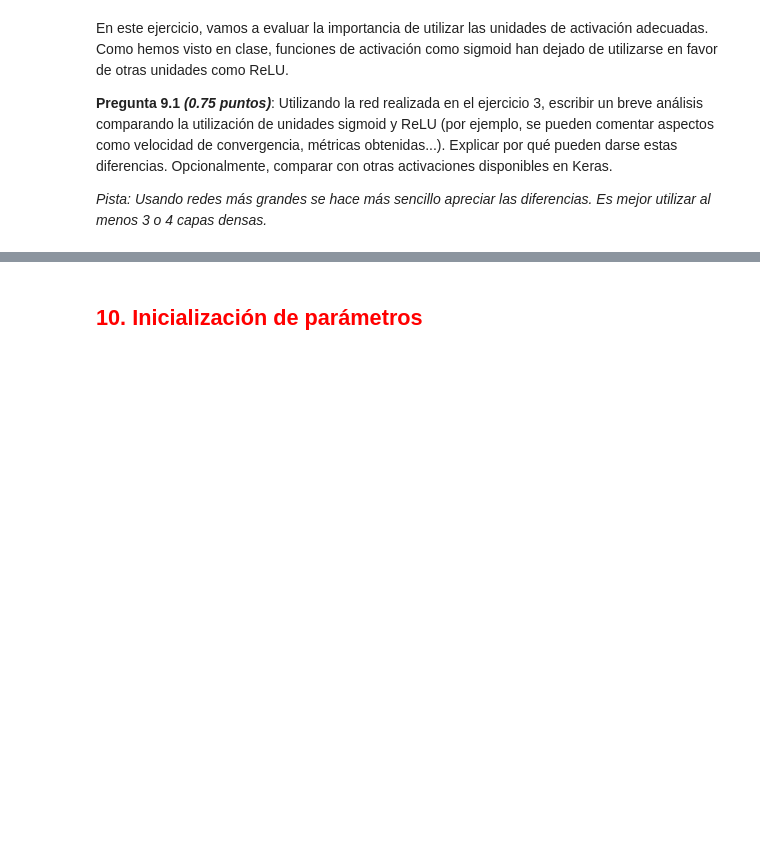
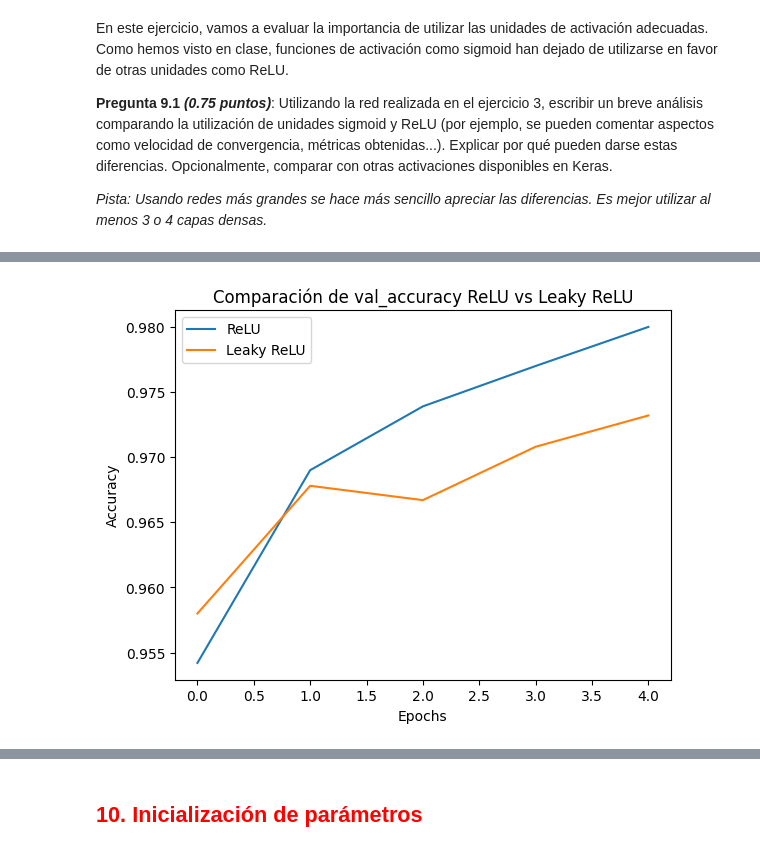
Before and after one commit to josejpgg/RN_UNIR, a Jupyter notebook: Actividad1/muinar06_act1_individual.ipynb, the cells around one changed output, grey strips where cells are left out. Saved outputs shown, nothing was run; the diff lists cells and outputs as text; code cells hidden in the pictures; blank space fills up the shorter version.

```diff
--- a/Actividad1/muinar06_act1_individual.ipynb
+++ b/Actividad1/muinar06_act1_individual.ipynb
@@ -452,0 +644,22 @@ En este ejercicio, vamos a evaluar la importancia de utilizar las unidades de ac
+# %%
+# LEAKY RELU
+model_leaky_relu = Sequential([
+    Dense(512, activation='leaky_relu', input_shape=(784,)),
+    Dense(512, activation='leaky_relu'),
+    Dense(512, activation='leaky_relu'),
+    Dense(10, activation='softmax'),
+])
+
+model_leaky_relu.compile(
+    optimizer="adam",
+    loss="categorical_crossentropy",
+    metrics=["accuracy"]
+)
+
+history_leaky_relu = model_leaky_relu.fit(
+    training_images, training_labels,
+    validation_data=(test_images, test_labels),
+    epochs=5,
+    batch_size=32,
+    verbose=1
+)
@@ -452,0 +677,12 @@ En este ejercicio, vamos a evaluar la importancia de utilizar las unidades de ac
+# %%
+import matplotlib.pyplot as plt
+
+plt.plot(history_relu.history['val_accuracy'], label='ReLU')
+plt.plot(history_leaky_relu.history['val_accuracy'], label='Leaky ReLU')
+plt.title('Comparación de val_accuracy ReLU vs Leaky ReLU')
+plt.xlabel('Epochs')
+plt.ylabel('Accuracy')
+plt.legend()
+plt.show()
+# %% [output]
+[figure, added]
```
Also changed, not shown: parts of 36 cells of this notebook.
